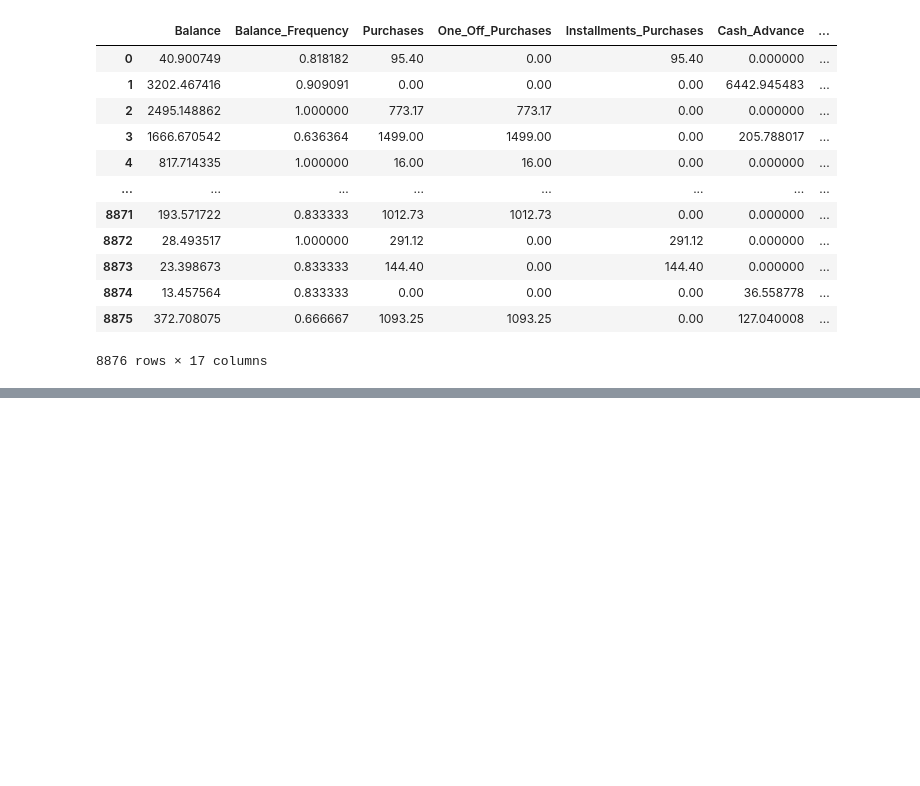
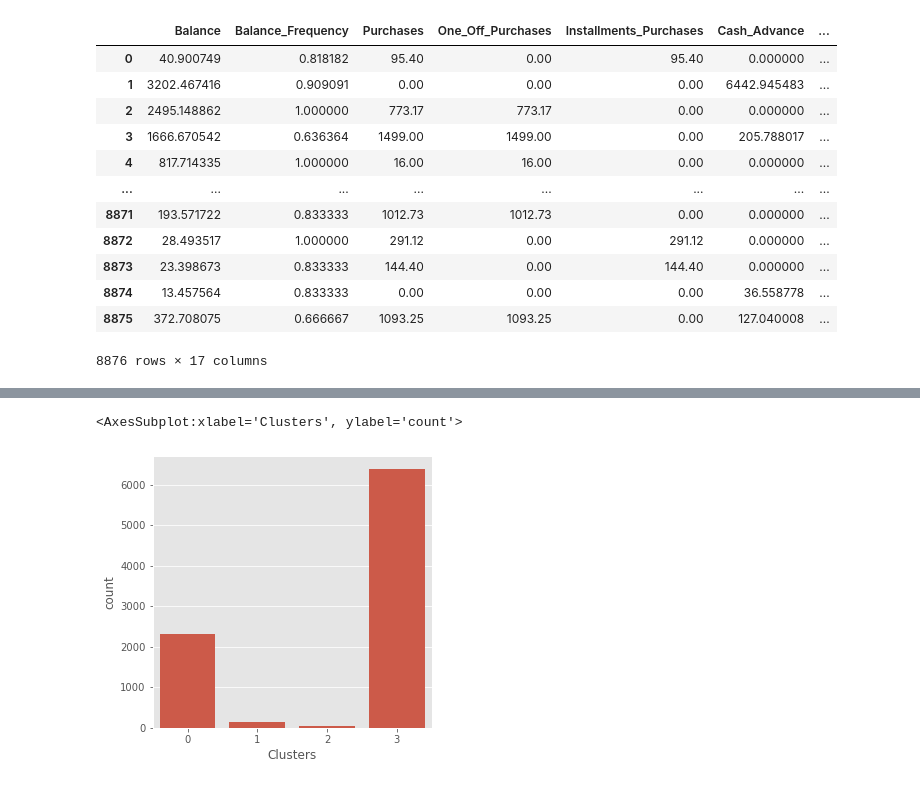
Before and after one commit to Morshedy22/Data-Mining-Project, a Jupyter notebook: Code/KMeansWithoutPCA.ipynb, the cells around one changed output, grey strips where cells are left out. Cells and saved outputs as stored; diff of their text form; code cells hidden in the pictures; blank space fills up the shorter version.

```diff
--- a/Code/KMeansWithoutPCA.ipynb
+++ b/Code/KMeansWithoutPCA.ipynb
@@ -95,0 +94,6 @@ plt.show()
+# %%
+plt.figure (figsize = (5 , 5))
+sns.countplot (x=df_with_clusters["Clusters"])
+# %% [output]
+<AxesSubplot:xlabel='Clusters', ylabel='count'>
+[figure, added]
```
Also changed, not shown: parts of 10 cells of this notebook, 1 other file.
